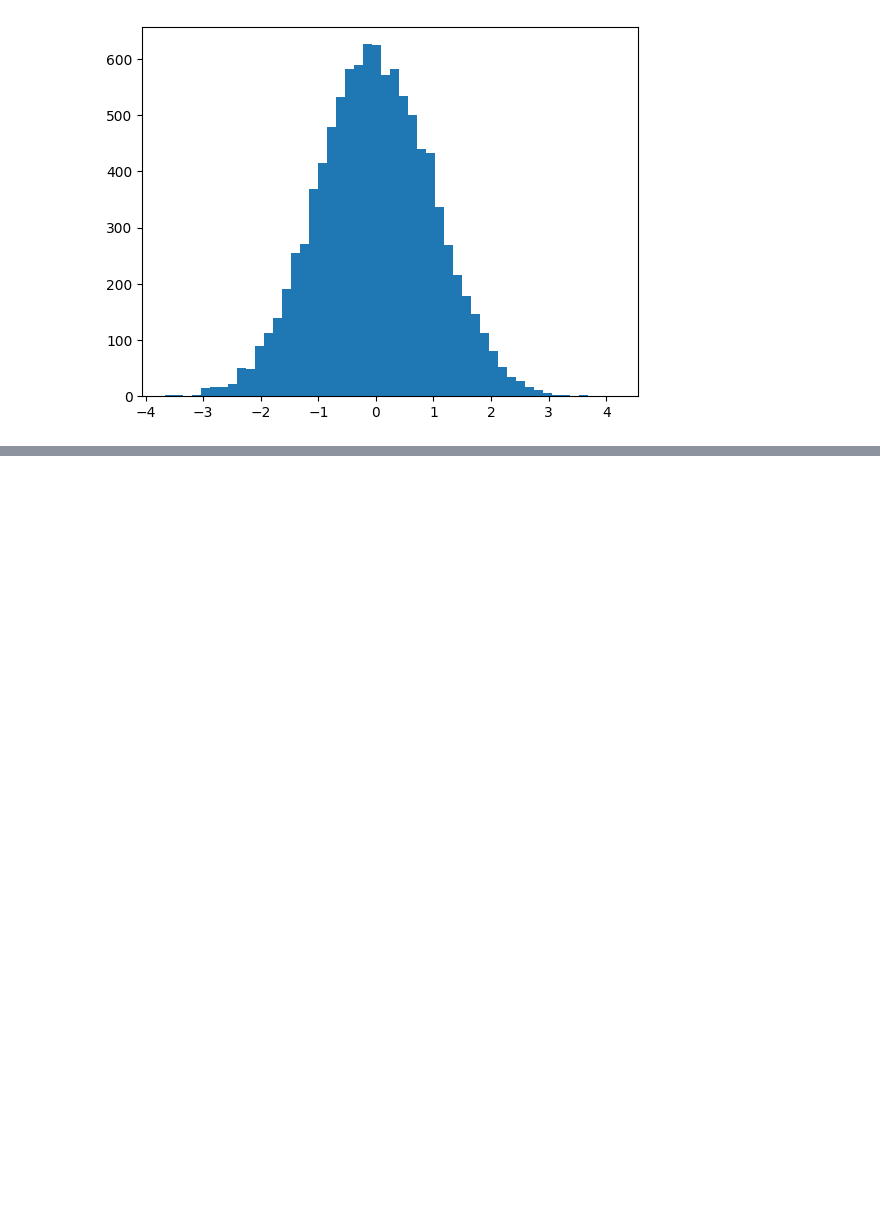
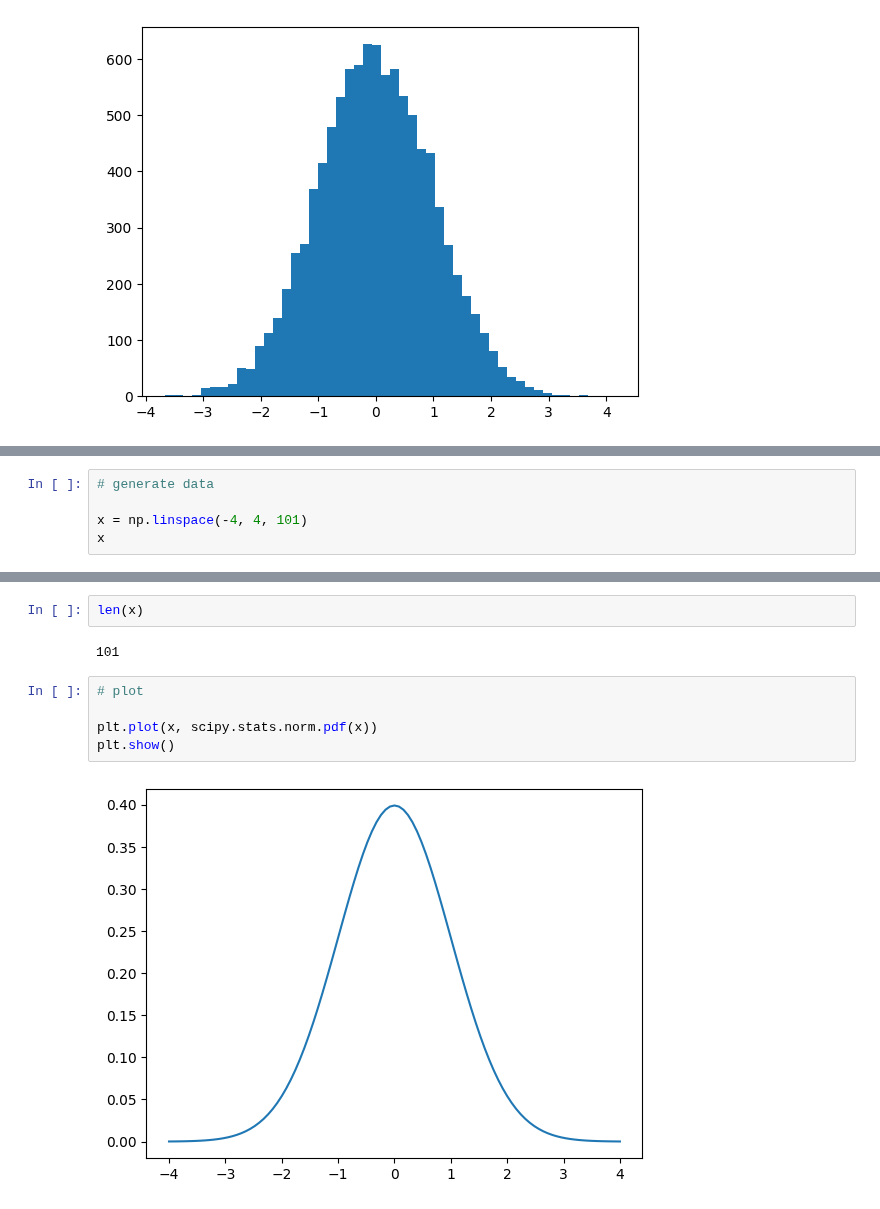
Before and after one commit to pNatTueku/basicPython, a Jupyter notebook: basic_normal_distribution.ipynb, the cells around one changed output, grey strips where cells are left out. Saved outputs shown, nothing was run; the diff lists cells and outputs as text; blank space fills up the shorter version.

```diff
--- a/basic_normal_distribution.ipynb
+++ b/basic_normal_distribution.ipynb
@@ -81,0 +99,5 @@ plt.show()
+# %%
+# generate data
+
+x = np.linspace(-4, 4, 101)
+x
@@ -81,0 +117,11 @@ plt.show()
+# %%
+len(x)
+# %% [output]
+101
+# %%
+# plot
+
+plt.plot(x, scipy.stats.norm.pdf(x))
+plt.show()
+# %% [output]
+[figure, added]
```
Also changed, not shown: parts of 16 cells of this notebook.
